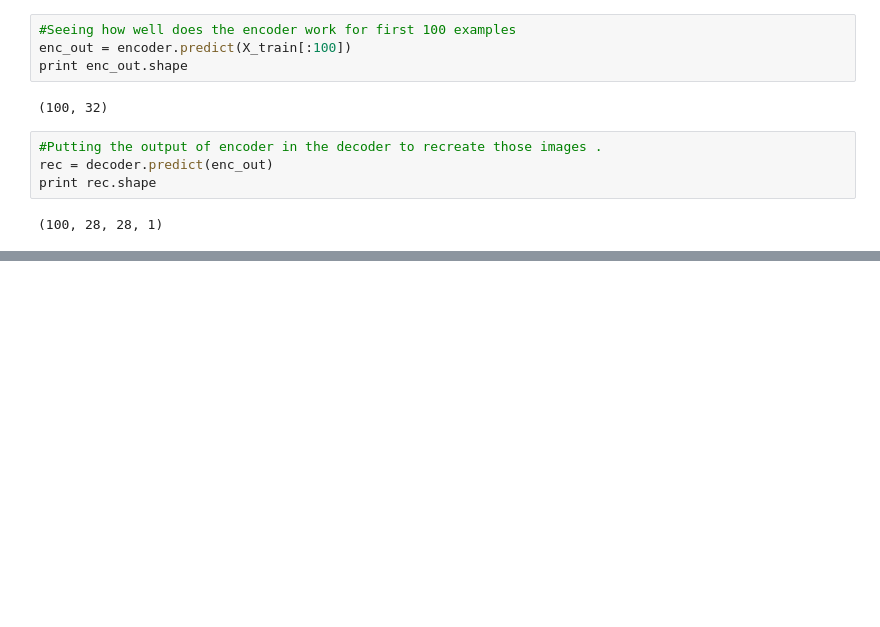
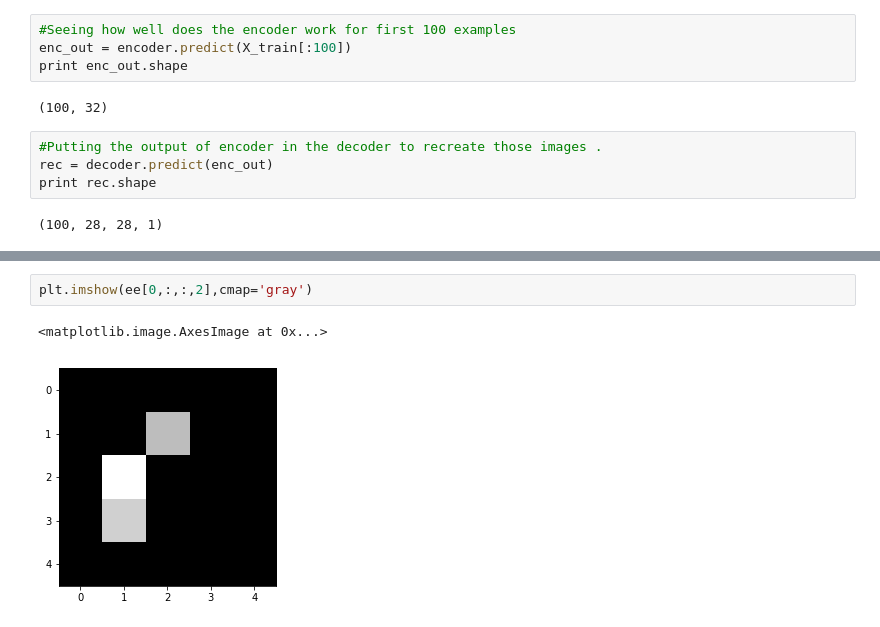
Before and after one commit to chariot1498/summer_projects_ml, a Jupyter notebook: CNN_AutoEncoder/Convolution_Auto_Encoder.ipynb, the cells around one changed output, grey strips where cells are left out. Saved outputs shown, nothing was run; the diff lists cells and outputs as text; blank space fills up the shorter version.

```diff
--- a/CNN_AutoEncoder/Convolution_Auto_Encoder.ipynb
+++ b/CNN_AutoEncoder/Convolution_Auto_Encoder.ipynb
@@ -249,0 +298,5 @@ plt.show()
+# %%
+plt.imshow(ee[0,:,:,2],cmap='gray')
+# %% [output]
+<matplotlib.image.AxesImage at 0x...>
+[figure, added]
```
Also changed, not shown: parts of 14 cells of this notebook.
